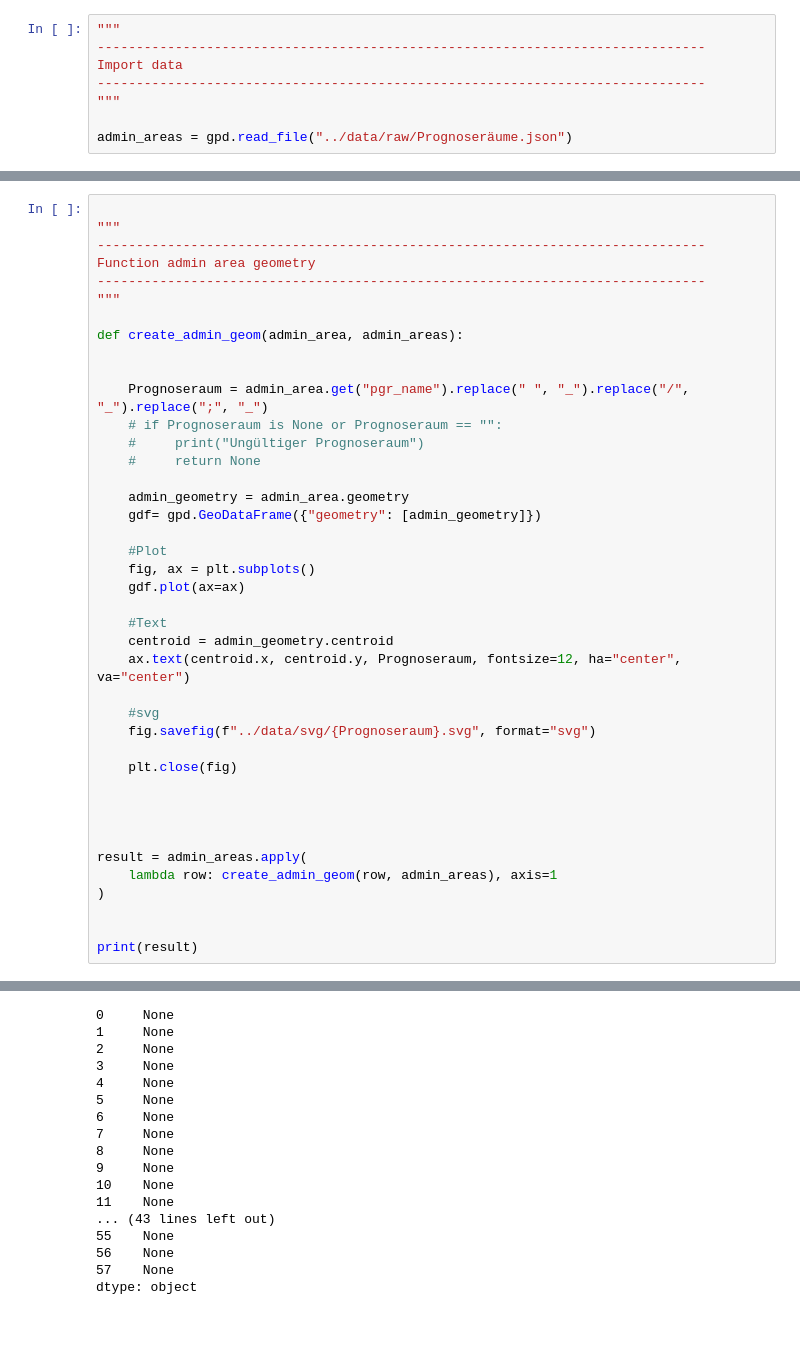
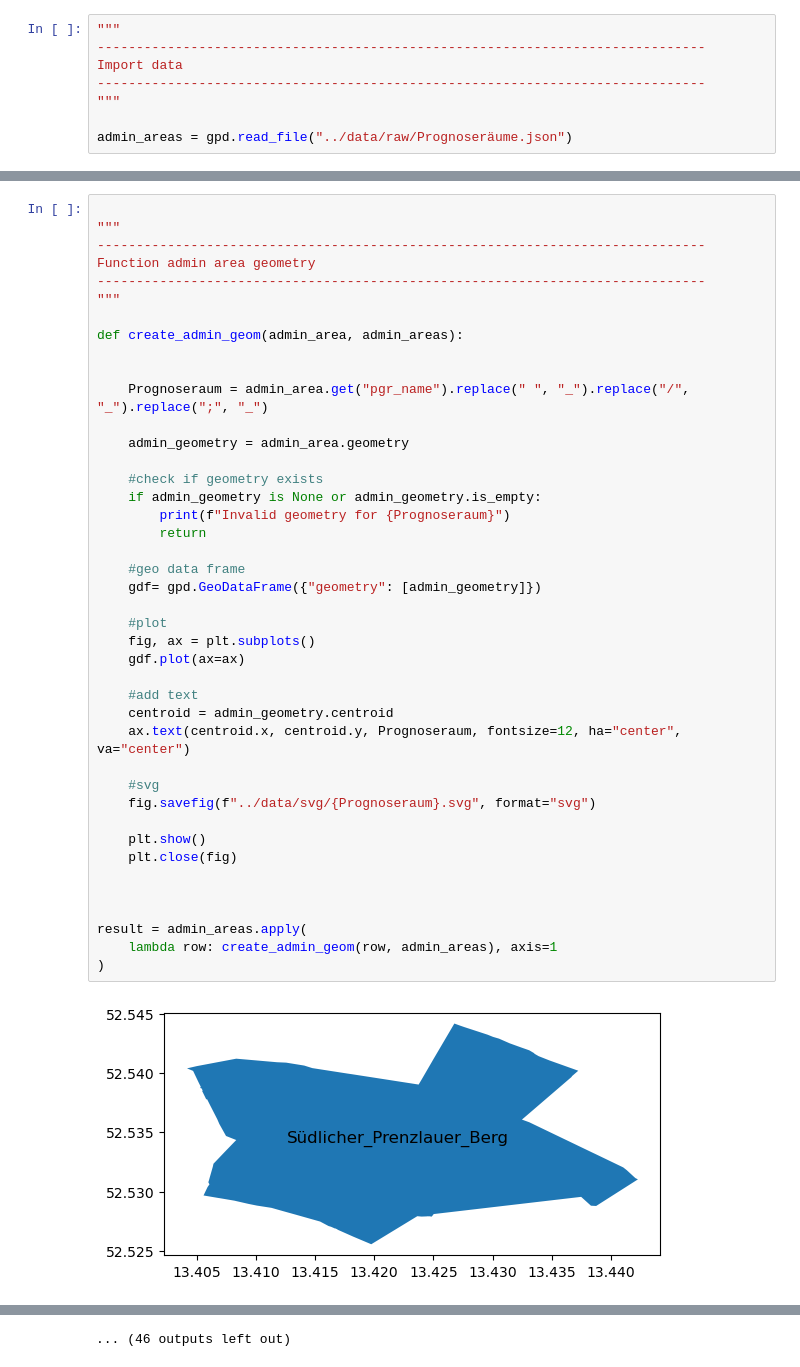
Before and after one commit to technologiestiftung/odis-cardgame, a Jupyter notebook: cardgame/scripts/adminAreasToSvg.ipynb, the cells around one changed output, grey strips where cells are left out. Cells and saved outputs as stored; diff of their text form; blank space fills up the shorter version.

```diff
--- a/cardgame/scripts/adminAreasToSvg.ipynb
+++ b/cardgame/scripts/adminAreasToSvg.ipynb
@@ -46,39 +47,41 @@ len(admin_areas["pgr_name"].unique())
 ------------------------------------------------------------------------------
 Function admin area geometry
 ------------------------------------------------------------------------------
 """
 
 def create_admin_geom(admin_area, admin_areas):
 
 
     Prognoseraum = admin_area.get("pgr_name").replace(" ", "_").replace("/", "_").replace(";", "_")
-    # if Prognoseraum is None or Prognoseraum == "":
-    #     print("Ungültiger Prognoseraum")
-    #     return None
 
     admin_geometry = admin_area.geometry
+
+    #check if geometry exists
+    if admin_geometry is None or admin_geometry.is_empty:
+        print(f"Invalid geometry for {Prognoseraum}")
+        return
+
+    #geo data frame
     gdf= gpd.GeoDataFrame({"geometry": [admin_geometry]})
 
-    #Plot
+    #plot
     fig, ax = plt.subplots()
     gdf.plot(ax=ax)
 
-    #Text
+    #add text
     centroid = admin_geometry.centroid
     ax.text(centroid.x, centroid.y, Prognoseraum, fontsize=12, ha="center", va="center")
 
     #svg
     fig.savefig(f"../data/svg/{Prognoseraum}.svg", format="svg")
 
+    plt.show()
     plt.close(fig)
-
 
 
 
 result = admin_areas.apply(
     lambda row: create_admin_geom(row, admin_areas), axis=1
 )
-
-
-print(result)
 # %% [output]
+[figure, added]
@@ -85,17 +99 @@ print(result)
-0     None
-1     None
-2     None
-3     None
-4     None
-5     None
-6     None
-7     None
-8     None
-9     None
-10    None
-11    None
-... (43 lines left out)
-55    None
-56    None
-57    None
-dtype: object
+... (46 outputs left out)
```
Also changed, not shown: parts of 5 cells of this notebook, 9 other files.
